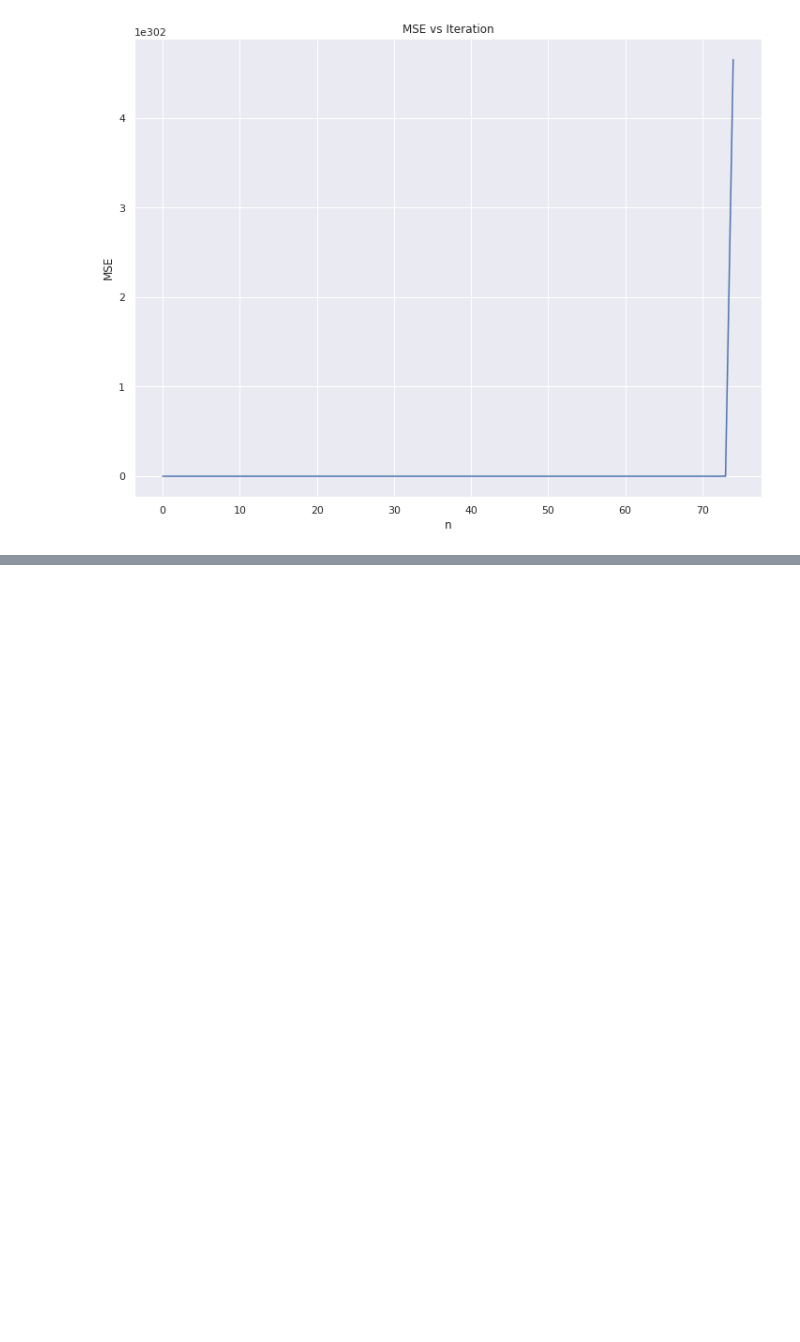
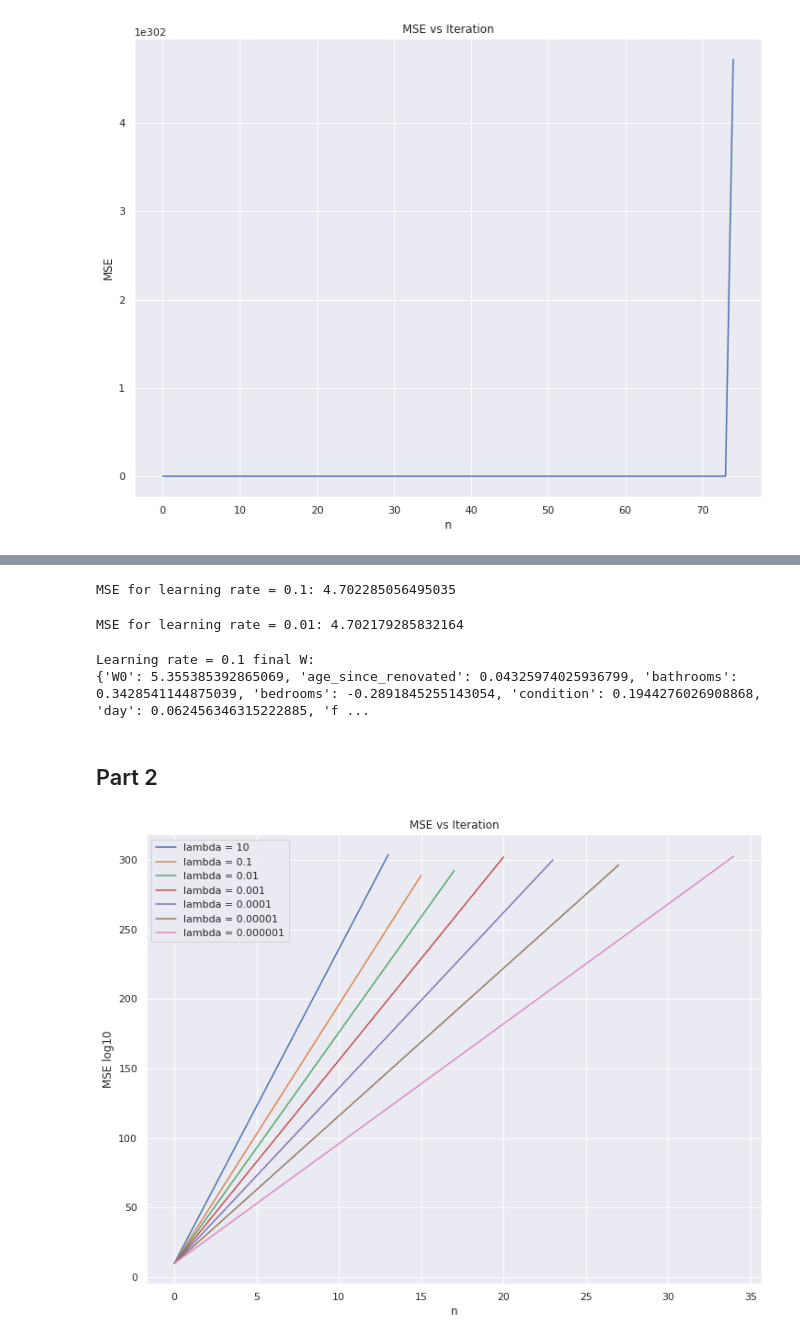
Before and after one commit to KingstonRainsworthCS/AI-534, a Jupyter notebook: IA1/IA1.ipynb, the cells around one changed output, grey strips where cells are left out. Drawn from its saved outputs; the diff is of its cells as text; code cells hidden in the pictures; blank space fills up the shorter version.

Commit message:
Add IA1 Part 2-3

```diff
--- a/IA1/IA1.ipynb
+++ b/IA1/IA1.ipynb
@@ -37,7 +42,7 @@ trainingData.head()
 # %% [markdown]
 ## Part 1
 # %%
-initial_guess = np.repeat([0.5],21)
+initial_guess = np.repeat([0.5],22)
 featureData = trainingData.drop(['price'], axis = 1)
 def BatchGradientDescentRecurse(featureDataframe, actualValue, initialGuess, maxSteps, iteration, minErr, learningRate, returnDict):
     dfSize = len(featureDataframe)
@@ -51,6 +56,7 @@ def BatchGradientDescentRecurse(featureDataframe, actualValue, initialGuess, max
 
 def BatchGradientDescent(featureDataframe, actualValue, initialGuess, maxSteps, minErr, learningRate):
     iteration = 0
+
     dfSize = len(featureDataframe)
     nextW = initialGuess
     gradientLw = (2/dfSize)*featureDataframe.mul((featureDataframe.mul(initialGuess).sum(axis=1) - actualValue), axis = 0).sum().values
@@ -104,0 +136,44 @@ plt.show()
+# %%
+Rate1MSE = (1/len(validatingData))*((validatingFeatureData.mul(list(Rate1['w'].values())).sum(axis=1) - validatingData['price'])**2).sum()
+print(f'MSE for learning rate = 0.1: {Rate1MSE}')
+# %% [output]
+MSE for learning rate = 0.1: 4.702285056495035
+# %%
+Rate2MSE = (1/len(validatingData))*((validatingFeatureData.mul(list(Rate2['w'].values())).sum(axis=1) - validatingData['price'])**2).sum()
+print(f'MSE for learning rate = 0.01: {Rate2MSE}')
+# %% [output]
+MSE for learning rate = 0.01: 4.702179285832164
+# %%
+print(f'Learning rate = 0.1 final W: \n{Rate1["w"]}')
+# %% [output]
+Learning rate = 0.1 final W:
+{'W0': 5.355385392865069, 'age_since_renovated': 0.04325974025936799, 'bathrooms': 0.3428541144875039, 'bedrooms': -0.2891845255143054, 'condition': 0.1944276026908868, 'day': 0.062456346315222885, 'f ...
+# %% [markdown]
+## Part 2
+# %%
+anomalousTrainingData = originalData.drop(['date', 'id', 'yr_renovated'], axis = 1)
+anomalousFeatureData = anomalousTrainingData.drop(['price'], axis = 1)
+# %%
+anomalousRate0 = BatchGradientDescent(anomalousFeatureData, anomalousTrainingData['price'], initial_guess, 5000, 0.05, 10)
+anomalousRate1 = BatchGradientDescent(anomalousFeatureData, anomalousTrainingData['price'], initial_guess, 5000, 0.05, 0.1)
+anomalousRate2 = BatchGradientDescent(anomalousFeatureData, anomalousTrainingData['price'], initial_guess, 5000, 0.05, 0.01)
+anomalousRate3 = BatchGradientDescent(anomalousFeatureData, anomalousTrainingData['price'], initial_guess, 5000, 0.05, 0.001)
+anomalousRate4 = BatchGradientDescent(anomalousFeatureData, anomalousTrainingData['price'], initial_guess, 5000, 0.05, 0.0001)
+anomalousRate5 = BatchGradientDescent(anomalousFeatureData, anomalousTrainingData['price'], initial_guess, 5000, 0.05, 0.00001)
+anomalousRate6 = BatchGradientDescent(anomalousFeatureData, anomalousTrainingData['price'], initial_guess, 5000, 0.05, 0.000001)
+# %%
+plt.subplots(figsize=(12, 9))
+plt.title("MSE vs Iteration")
+ax1 = sns.lineplot(x = list(range(0,anomalousRate0['n']+1)), y = np.log10(anomalousRate0['MSE']), label='lambda = 10')
+ax1 = sns.lineplot(x = list(range(0,anomalousRate1['n']+1)), y = np.log10(anomalousRate1['MSE']), label='lambda = 0.1')
+ax2 = sns.lineplot(x = list(range(0,anomalousRate2['n']+1)), y = np.log10(anomalousRate2['MSE']), label='lambda = 0.01')
+ax3 = sns.lineplot(x = list(range(0,anomalousRate3['n']+1)), y = np.log10(anomalousRate3['MSE']), label='lambda = 0.001')
+ax4 = sns.lineplot(x = list(range(0,anomalousRate4['n']+1)), y = np.log10(anomalousRate4['MSE']), label='lambda = 0.0001')
+ax5 = sns.lineplot(x = list(range(0,anomalousRate5['n']+1)), y = np.log10(anomalousRate5['MSE']), label='lambda = 0.00001')
+ax6 = sns.lineplot(x = list(range(0,anomalousRate6['n']+1)), y = np.log10(anomalousRate6['MSE']), label='lambda = 0.000001')
+
+ax6.set(xlabel='n', ylabel='MSE log10')
+ax6.legend()
+plt.show()
+# %% [output]
+[figure, added]
```
Also changed, not shown: parts of 17 cells of this notebook.
